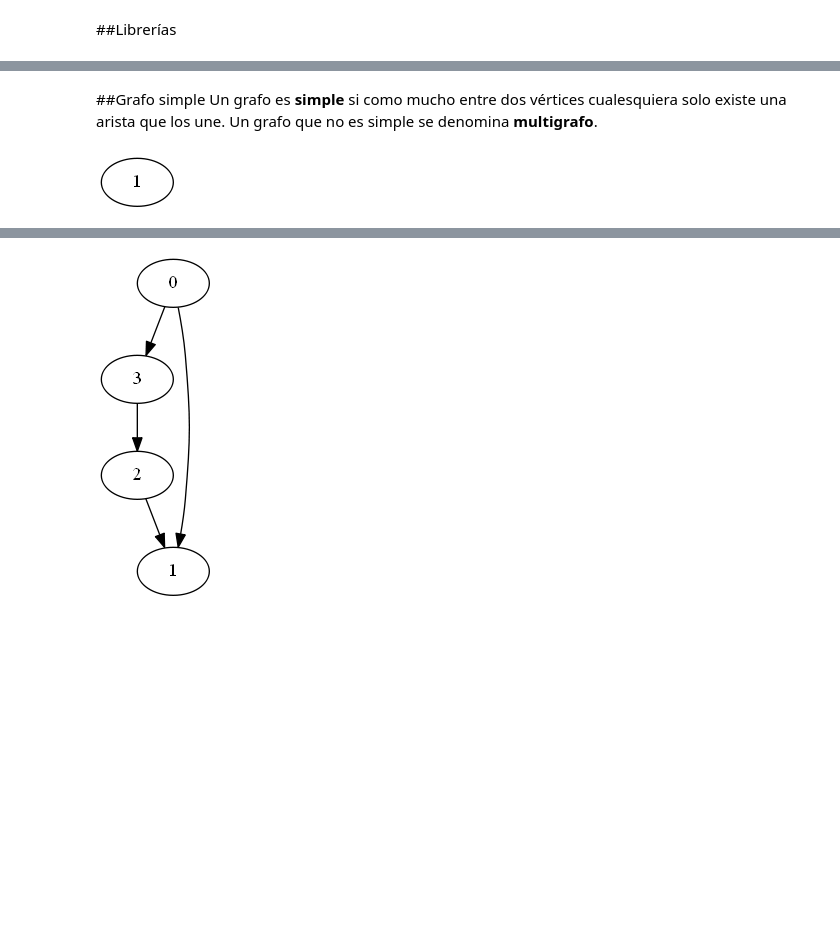
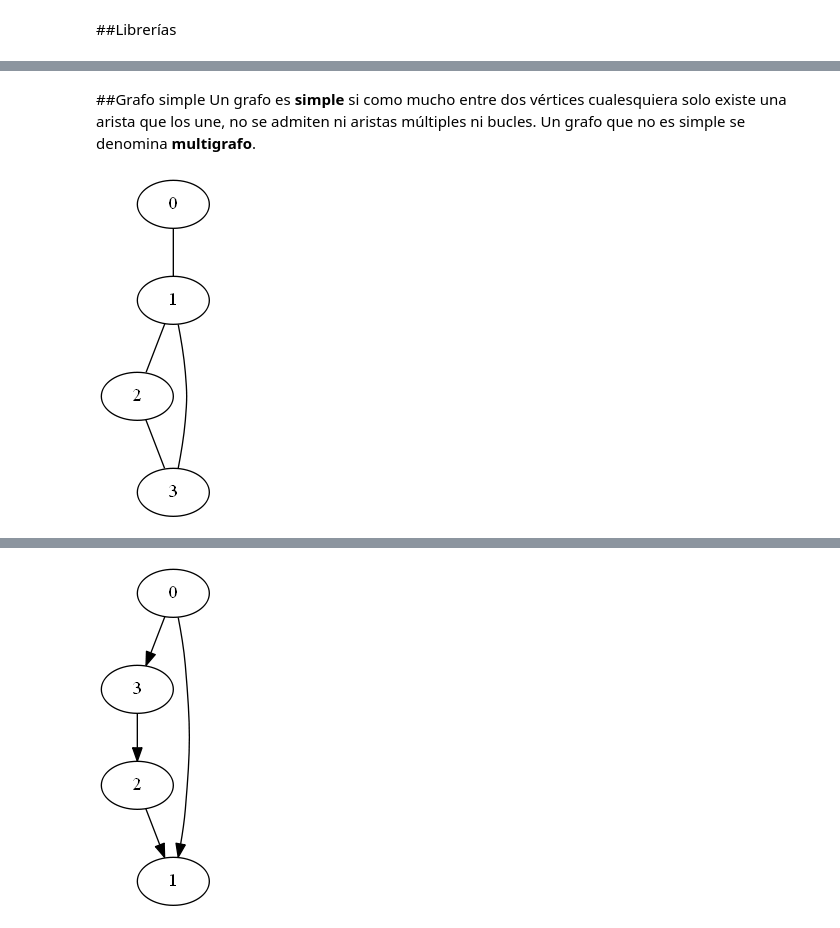
Before and after one commit to adrinfer/Grafos-Jupyter-Notebook, a Jupyter notebook: prueba1.ipynb, the cells around one changed output, grey strips where cells are left out. Saved outputs shown, nothing was run; the diff lists cells and outputs as text; code cells hidden in the pictures; blank space fills up the shorter version.

```diff
--- a/prueba1.ipynb
+++ b/prueba1.ipynb
@@ -26,11 +32,18 @@ Se llama <b>orden</b> del grafo G a su número de vértices, |V|.
 # %% [markdown]
 ##Grafo simple
-Un grafo es <b>simple</b> si como mucho entre dos vértices cualesquiera solo existe una arista que los une.
+Un grafo es <b>simple</b> si como mucho entre dos vértices cualesquiera solo existe una arista que los une, no se admiten
+ni aristas múltiples ni bucles.
 Un grafo que no es simple se denomina <b>multigrafo</b>.
 # %%
 """Crear grafo vacío (sin nodos ni aristas)"""
 grafo = nx.Graph()
-grafo.add_node(1)
+
+"""Crear un 'bundle' de nodos y añadirlos"""
+bundle = nx.path_graph(4)
+grafo.add_nodes_from(bundle)
+
+""" Establecer las aristas"""
+grafo.add_edges_from([(0,1), (1,2), (2,3), (3,1)])
 draw(grafo, show='ipynb')
 # %% [output]
-[figure, old version]
+[figure, new version]
```
Also changed, not shown: parts of 5 cells of this notebook.
